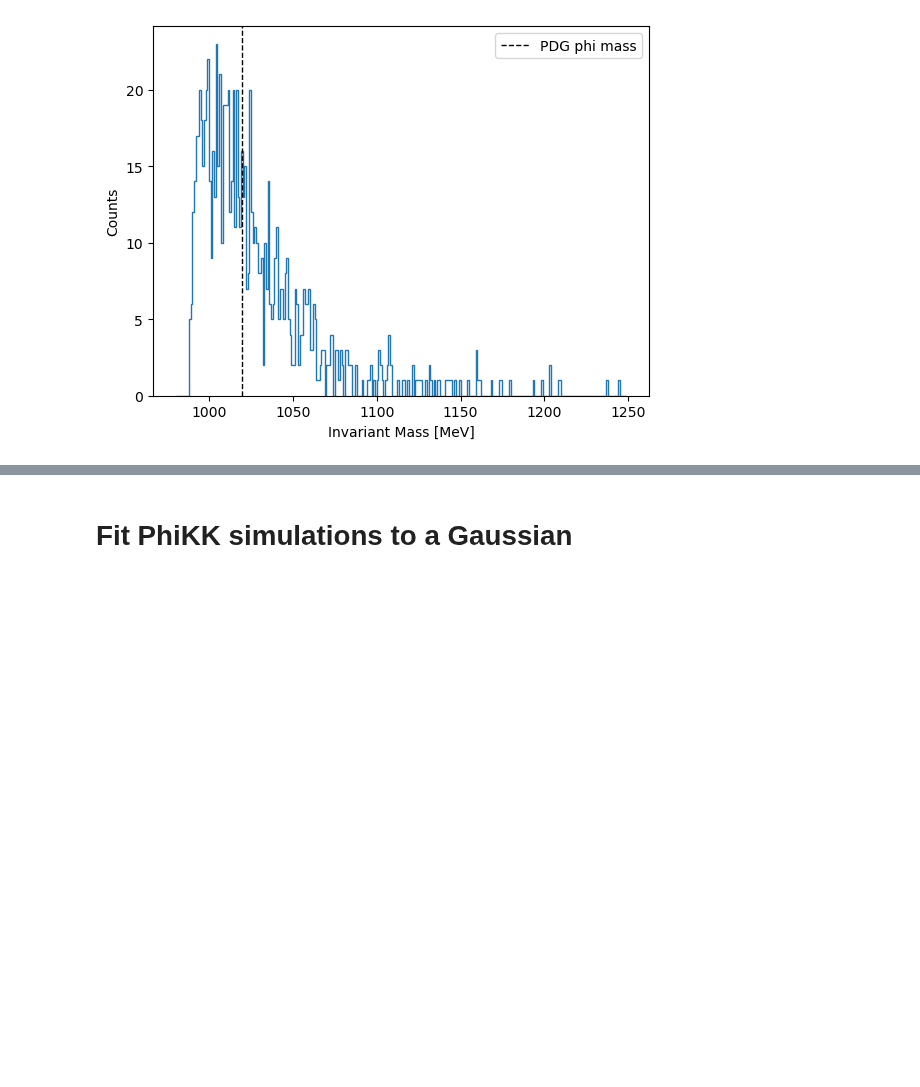
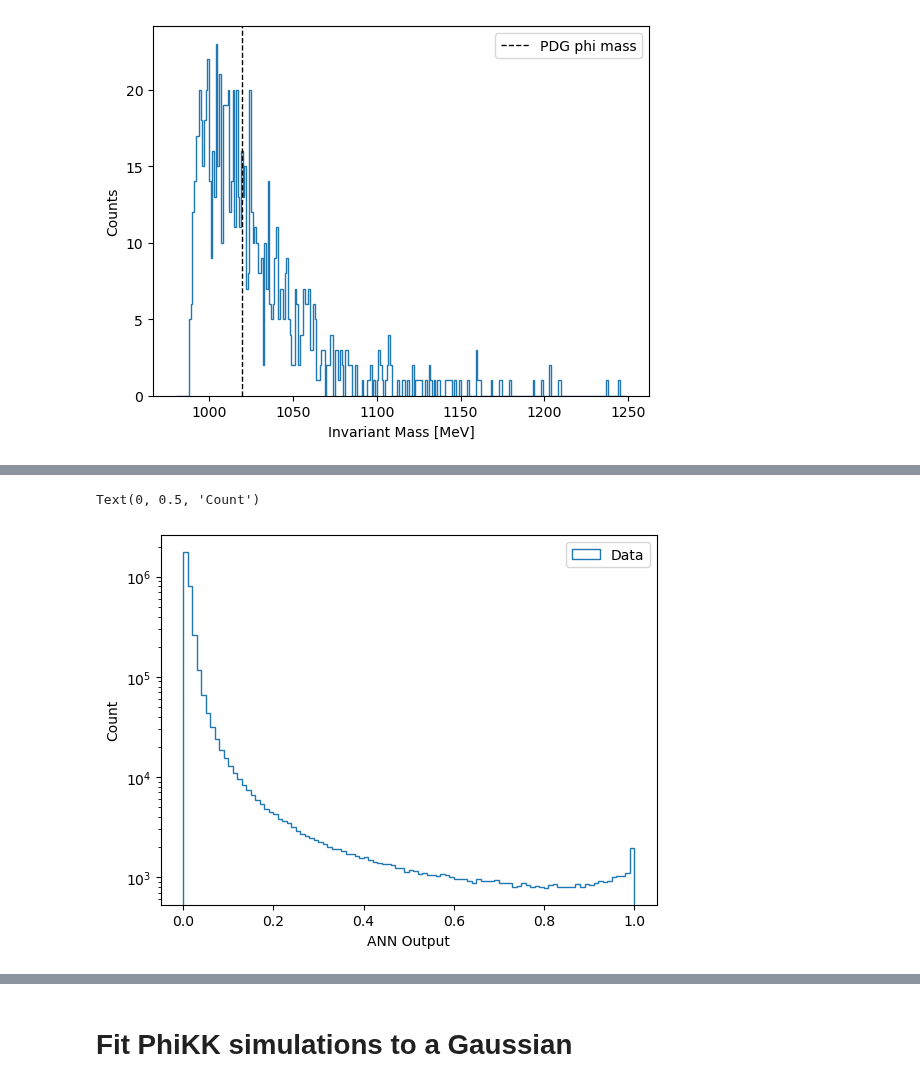
Before and after one commit to mghrear/pivoting-ANN, a Jupyter notebook: compare_models.ipynb, the cells around one changed output, grey strips where cells are left out. Cells and saved outputs as stored; diff of their text form; code cells hidden in the pictures; blank space fills up the shorter version.

Commit message:
adding large dataset analysis

```diff
--- a/compare_models.ipynb
+++ b/compare_models.ipynb
@@ -400,0 +403,5 @@ plt.legend()
+# %%
+
+X_final = pd.read_pickle('/Users/mghrear/data/ML_data/patch/BDT_2019_data_large_limited.pk')
+
+print(len(X_final))
@@ -400,0 +410,4 @@ plt.legend()
+# %%
+final_classifier = mytools.Classifier(in_features=X_final.shape[1]).to(device)
+final_classifier.load_state_dict(torch.load("/Users/mghrear/data/ML_data/patch/classifier_adv_relu_run"+str(run)+"_limited.pt", map_location=device))
+final_classifier.eval()
@@ -400,0 +435,16 @@ plt.legend()
+# %%
+final_dataset = TensorDataset(torch.from_numpy(X_final.to_numpy().astype(np.float32)) )
+final_loader = DataLoader(final_dataset, batch_size=124, shuffle=False)
+# %%
+final_pred = mytools.test_final(final_loader, final_classifier, device)
+final_pred=torch.sigmoid(torch.tensor(final_pred)).numpy()
+# %%
+plt.hist(final_pred,bins=np.arange(0,1.01,0.01), histtype='step',label="Data")
+
+plt.legend()
+plt.yscale('log')
+plt.xlabel('ANN Output')
+plt.ylabel('Count')
+# %% [output]
+Text(0, 0.5, 'Count')
+[figure, added]
```
Also changed, not shown: parts of 9 cells of this notebook, 5 other files.
